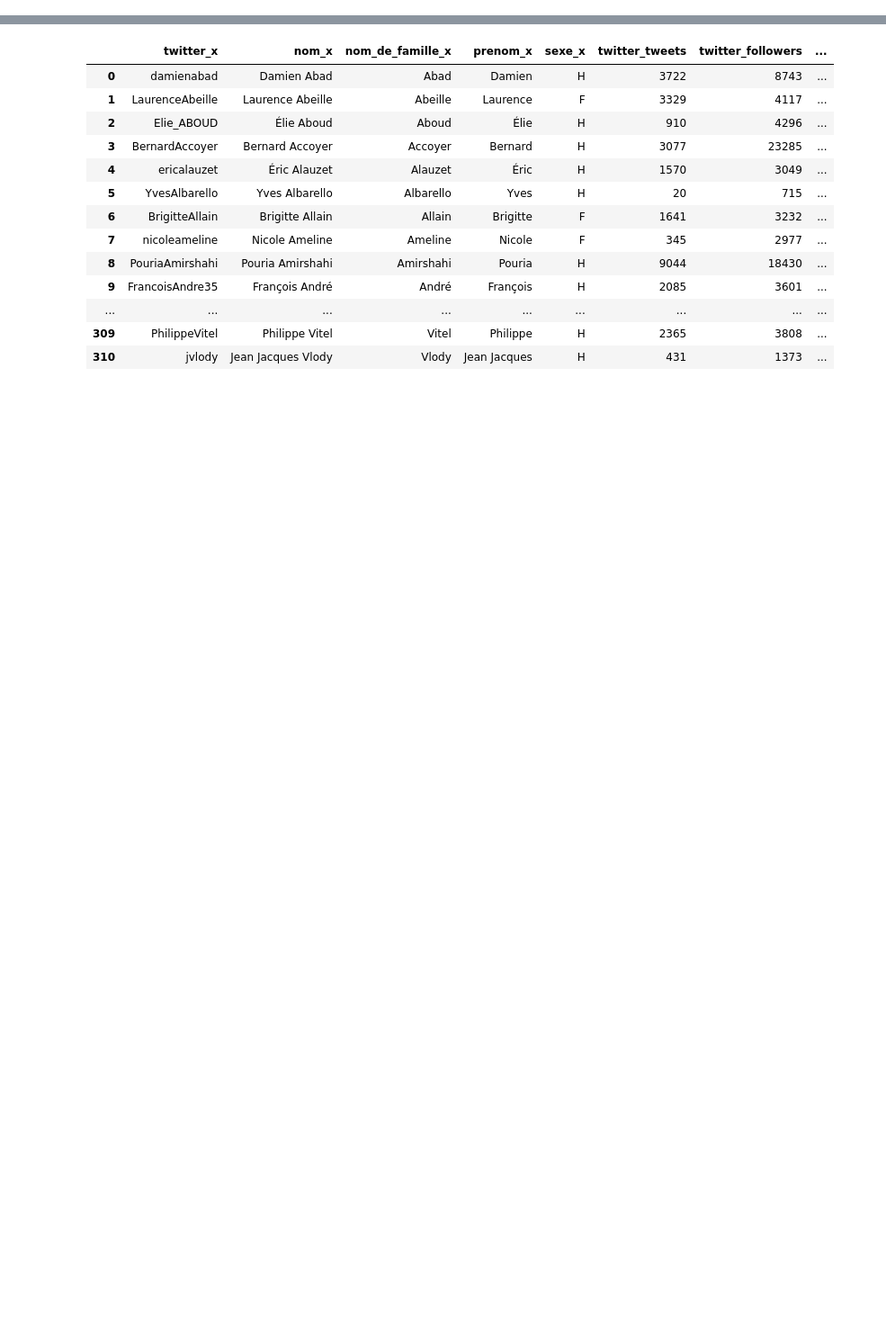
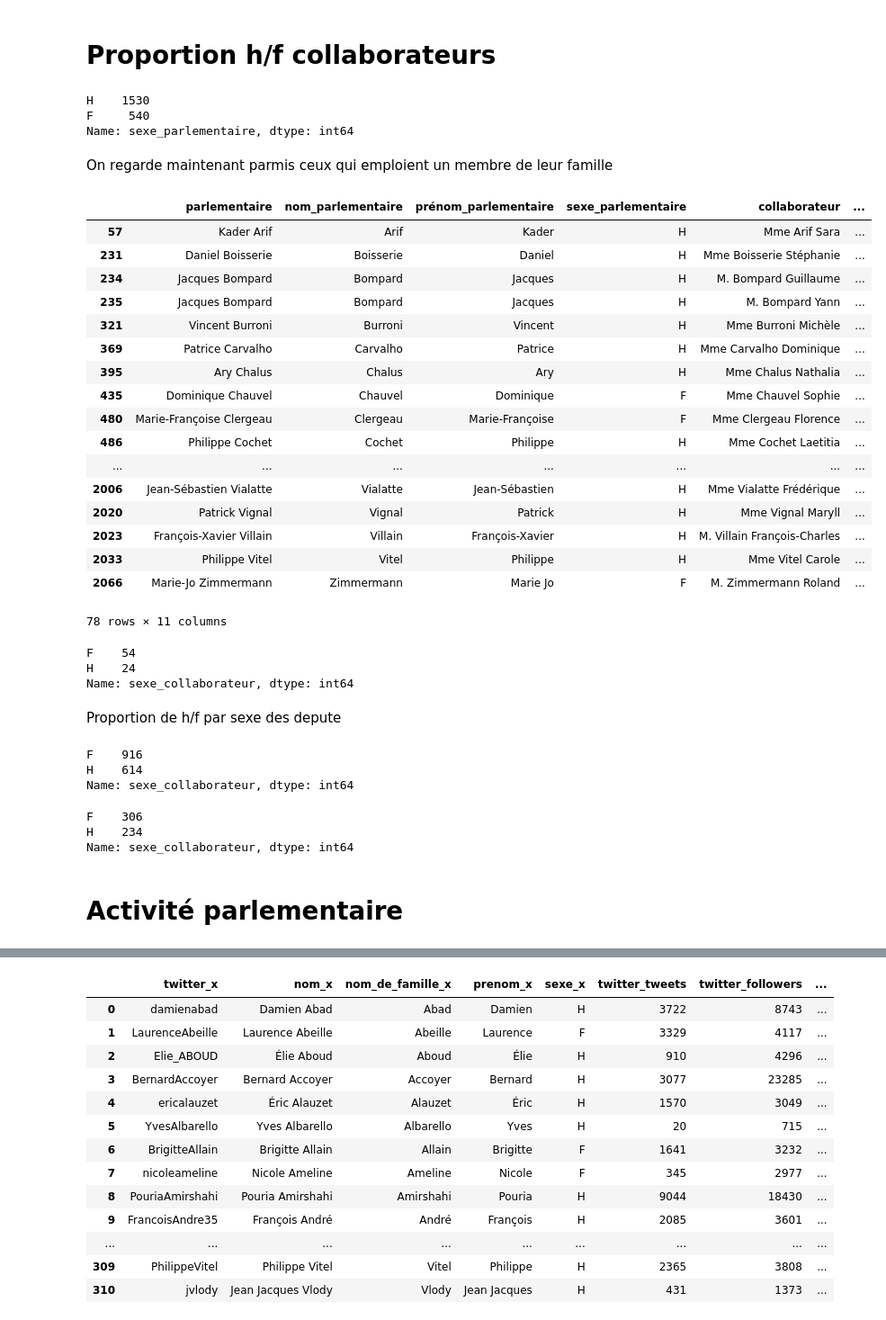
Before and after one commit to jauffretp/Dataviz, a Jupyter notebook: data/Notebook assemblage data pour parser et verification.ipynb, the cells around one changed output, grey strips where cells are left out. Shown at 90% size. Cells and saved outputs as stored; diff of their text form; code cells hidden in the pictures; blank space fills up the shorter version.

```diff
--- a/data/Notebook assemblage data pour parser et verification.ipynb
+++ b/data/Notebook assemblage data pour parser et verification.ipynb
@@ -0,0 +22,60 @@
+# %% [markdown]
+# Proportion h/f collaborateurs
+# %%
+import pandas as pd
+depute = pd.read_csv("liste_deputes_collaborateurs.csv", sep=",", encoding="UTF-8")
+# %%
+depute.sexe_parlementaire.value_counts()
+# %% [output]
+H    1530
+F     540
+Name: sexe_parlementaire, dtype: int64
+# %% [markdown]
+On regarde maintenant parmis ceux qui emploient un membre de leur famille
+# %%
+liste_depute_employant_famille = depute[depute.nom_parlementaire == depute.nom_collaborateur].parlementaire.unique()
+# %%
+depute_famille = depute[depute.parlementaire.isin(liste_depute_employant_famille)]
+depute_famille_collaborateur = depute_famille[depute_famille.nom_parlementaire == depute_famille.nom_collaborateur]
+depute_famille_collaborateur
+# %% [output]
+|  | parlementaire | nom_parlementaire | prénom_parlementaire | sexe_parlementaire | collaborateur | ... |
+| 57 | Kader Arif | Arif | Kader | H | Mme Arif Sara | ... |
+| 231 | Daniel Boisserie | Boisserie | Daniel | H | Mme Boisserie Stéphanie | ... |
+| 234 | Jacques Bompard | Bompard | Jacques | H | M. Bompard Guillaume | ... |
+| 235 | Jacques Bompard | Bompard | Jacques | H | M. Bompard Yann | ... |
+| 321 | Vincent Burroni | Burroni | Vincent | H | Mme Burroni Michèle | ... |
+| 369 | Patrice Carvalho | Carvalho | Patrice | H | Mme Carvalho Dominique | ... |
+| 395 | Ary Chalus | Chalus | Ary | H | Mme Chalus Nathalia | ... |
+| 435 | Dominique Chauvel | Chauvel | Dominique | F | Mme Chauvel Sophie | ... |
+| 480 | Marie-Françoise Clergeau | Clergeau | Marie-Françoise | F | Mme Clergeau Florence | ... |
+| 486 | Philippe Cochet | Cochet | Philippe | H | Mme Cochet Laetitia | ... |
+| ... | ... | ... | ... | ... | ... | ... |
+| 2006 | Jean-Sébastien Vialatte | Vialatte | Jean-Sébastien | H | Mme Vialatte Frédérique | ... |
+| 2020 | Patrick Vignal | Vignal | Patrick | H | Mme Vignal Maryll | ... |
+| 2023 | François-Xavier Villain | Villain | François-Xavier | H | M. Villain François-Charles | ... |
+| 2033 | Philippe Vitel | Vitel | Philippe | H | Mme Vitel Carole | ... |
+| 2066 | Marie-Jo Zimmermann | Zimmermann | Marie Jo | F | M. Zimmermann Roland | ... |
+78 rows × 11 columns
+# %%
+depute_famille_collaborateur.sexe_collaborateur.value_counts()
+# %% [output]
+F    54
+H    24
+Name: sexe_collaborateur, dtype: int64
+# %% [markdown]
+Proportion de h/f par sexe des depute
+# %%
+depute[depute.sexe_parlementaire == 'H'].sexe_collaborateur.value_counts()
+# %% [output]
+F    916
+H    614
+Name: sexe_collaborateur, dtype: int64
+# %%
+depute[depute.sexe_parlementaire == 'F'].sexe_collaborateur.value_counts()
+# %% [output]
+F    306
+H    234
+Name: sexe_collaborateur, dtype: int64
+# %% [markdown]
+# Activité parlementaire
```
Also changed, not shown: parts of 30 cells of this notebook.
